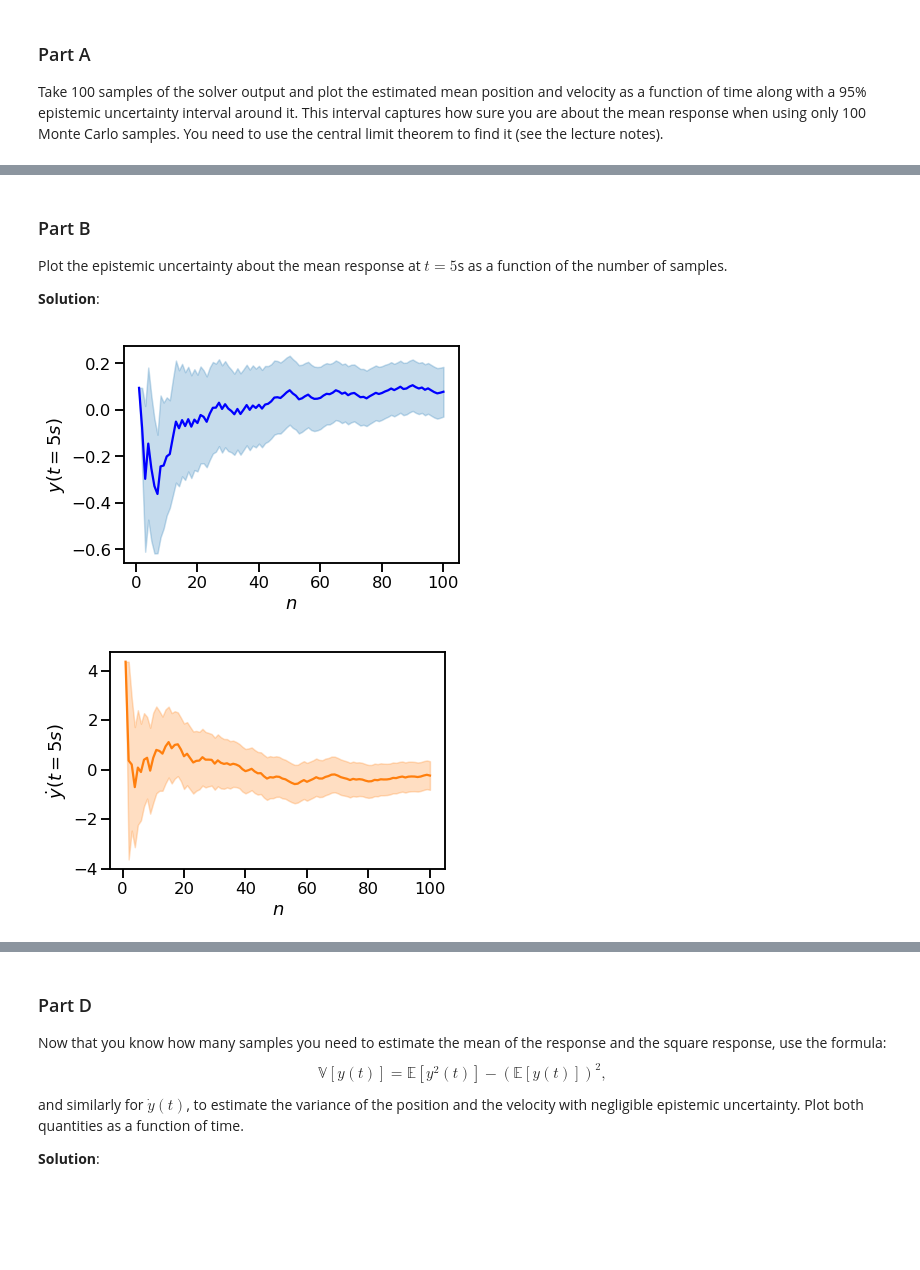
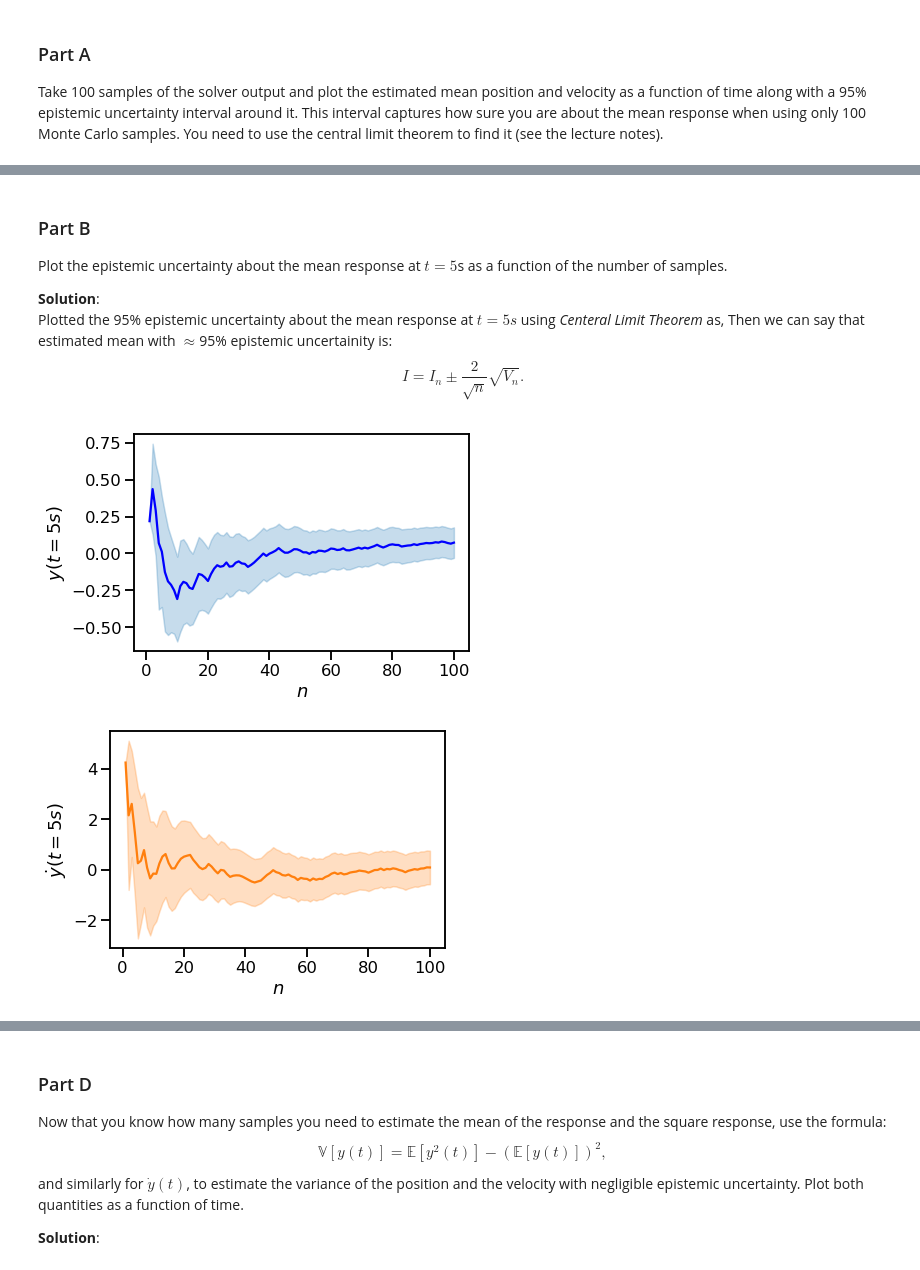
Before and after one commit to dhillonparveen/uq-course, a Jupyter notebook: homeworks/hw_02.ipynb, the cells around one changed output, grey strips where cells are left out. Cells and saved outputs as stored; diff of their text form; code cells hidden in the pictures; blank space fills up the shorter version.

```diff
--- a/homeworks/hw_02.ipynb
+++ b/homeworks/hw_02.ipynb
@@ -534,7 +548,12 @@ ax2.set_ylabel('$\dot{y}(t)$ (Velocity)');
 
 Plot the epistemic uncertainty about the mean response at $t=5$s as a function of the number of samples.
 
-**Solution**:
+**Solution**: <br>
+Plotted the 95% epistemic uncertainty about the mean response at $t=5s$ using *Centeral Limit Theorem* as,
+Then we can say that estimated mean with $\approx$95% epistemic uncertainity is:
+$$
+I = I_n \pm \frac{2}{\sqrt{n}}\sqrt{V_n}.
+$$
 # %%
 def get_mc_estimate(data):
     """
@@ -547,15 +566,19 @@ def get_mc_estimate(data):
     I = np.ndarray((max_n,))    # A running estimate of the expecation
     V = np.ndarray((max_n,))    # A running estimate of the epistemic variance
     s = 0.                      # A variable to keep track of the sum
-    s2 = 0.                     # A variable to keep track of the sum of square centered differences
+
     for n in range(max_n):
         y = data[n]
         # Update the sum
         s += y
         # The current approximation of the integral is
         I[n] = s / (n + 1)
-        # Update s2:
-        s2 += (y - I[n]) ** 2
+    for n in range(max_n):
+        s2 = 0.    # A variable to keep track of the sum of square centered differences
+        for j in range(n+1):
+            y = data[j]
+            # Update s2:
+            s2 += (y - I[n]) ** 2
         # The current approximation of the epistemic variance
         V[n] = s2 / (n + 1)
     return I, V
@@ -565,35 +588,35 @@ y_t5 = samples[:,99,0]
 I, V = get_mc_estimate(y_t5)
 fig, ax = plt.subplots()
 all_ns = np.arange(1, y_t5.shape[0]+1)
 ax.plot(all_ns, I, color='b')
 # The lower bound
 l = I - 2. / np.sqrt(all_ns) * np.sqrt(V)
 # The upper bound
 u = I + 2. / np.sqrt(all_ns) * np.sqrt(V)
 ax.fill_between(all_ns, l, u, color=sns.color_palette()[0], alpha=0.25)
 ax.set_xlabel('$n$')
 ax.set_ylabel('$y(t=5s)$');
 plt.show()
 plt.close()
 
 # The velocity response at t = 5s
 v_t5 = samples[:,99,1]
 I, V = get_mc_estimate(v_t5)
 fig, ax = plt.subplots()
 all_ns = np.arange(1, v_t5.shape[0]+1)
 ax.plot(all_ns, I, color=sns.color_palette()[1])
 # The lower bound
 l = I - 2. / np.sqrt(all_ns) * np.sqrt(V)
 # The upper bound
 u = I + 2. / np.sqrt(all_ns) * np.sqrt(V)
 ax.fill_between(all_ns, l, u, color=sns.color_palette()[1], alpha=0.25)
 ax.set_xlabel('$n$')
 ax.set_ylabel('$\dot{y}(t=5s)$');
 plt.show()
 plt.close()
 # %% [output]
-[figure, old version]
+[figure, new version]
-[figure, old version]
+[figure, new version]
 # %% [markdown]
 ### Part C
 Repeat part A and B for the squared response.
```
Also changed, not shown: parts of 25 cells of this notebook.
